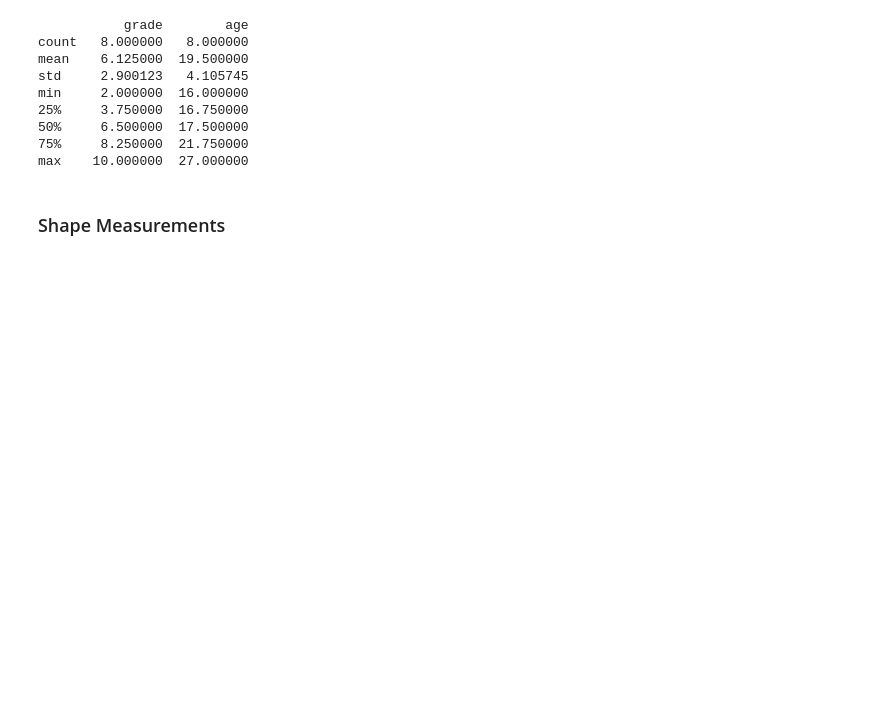
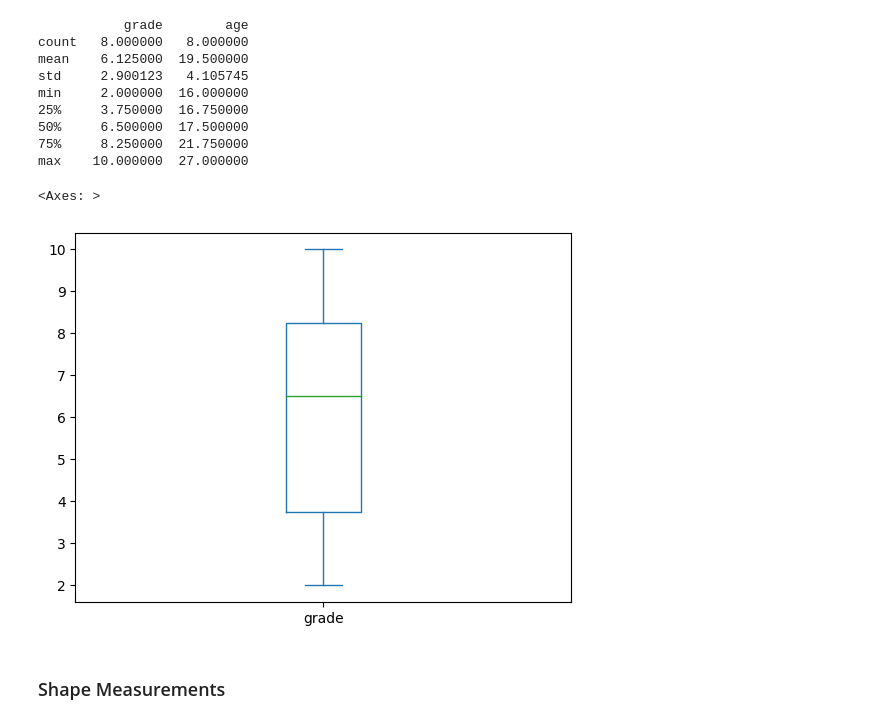
Before and after one commit to EmanuelQuintino/Data-Analysis-Course, a Jupyter notebook: 4-Data-Analytics/class-02-pandas/df_statistics.ipynb, the cells around one changed output. Saved outputs shown, nothing was run; the diff lists cells and outputs as text; code cells hidden in the pictures; blank space fills up the shorter version.

```diff
--- a/4-Data-Analytics/class-02-pandas/df_statistics.ipynb
+++ b/4-Data-Analytics/class-02-pandas/df_statistics.ipynb
@@ -106,6 +129,11 @@ min     2.000000  16.000000
 50%     6.500000  17.500000
 75%     8.250000  21.750000
 max    10.000000  27.000000
+# %%
+df_student["grade"].plot.box()
+# %% [output]
+<Axes: >
+[figure, added]
 # %% [markdown]
 ###  Shape Measurements
 # %% [markdown]
```
Also changed, not shown: parts of 6 cells of this notebook.
